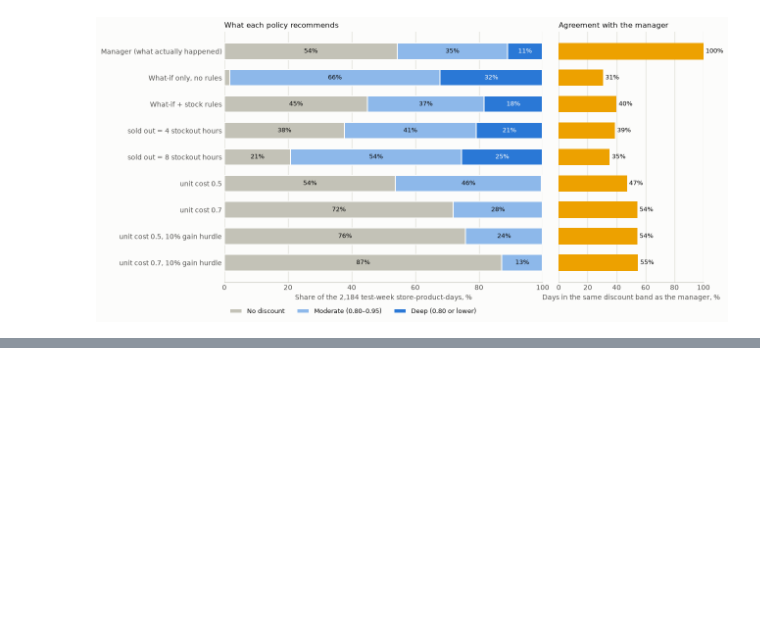
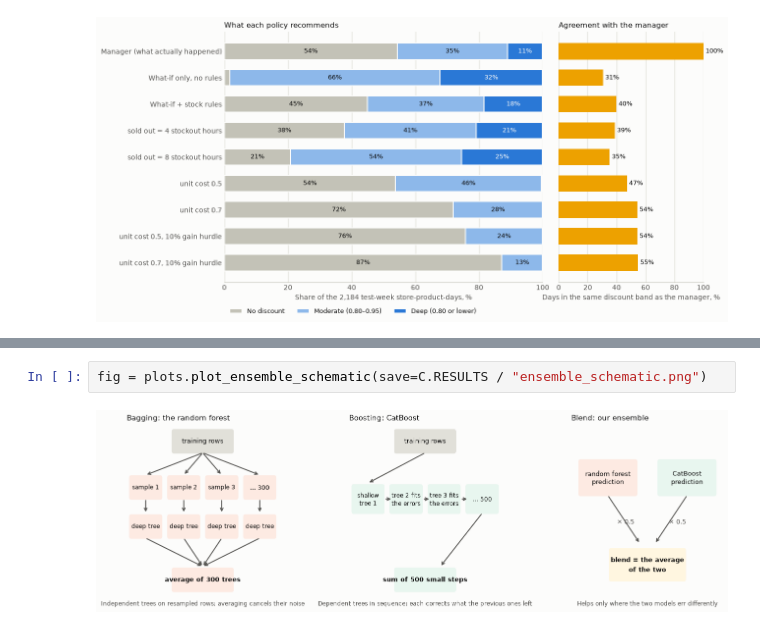
Before and after one commit to Lisayinyy/MAIB_7002, a Jupyter notebook: discount_sales_prediction.ipynb, the cells around one changed output, grey strips where cells are left out. Saved outputs shown, nothing was run; the diff lists cells and outputs as text; blank space fills up the shorter version.

```diff
--- a/discount_sales_prediction.ipynb
+++ b/discount_sales_prediction.ipynb
@@ -1029,0 +1169,4 @@ Set `RERUN_TUNING = True` in the first cell to recompute every grid from scratch
+# %%
+fig = plots.plot_ensemble_schematic(save=C.RESULTS / "ensemble_schematic.png")
+# %% [output]
+[figure, added]
```
Also changed, not shown: parts of 23 cells of this notebook, 21 other files.
